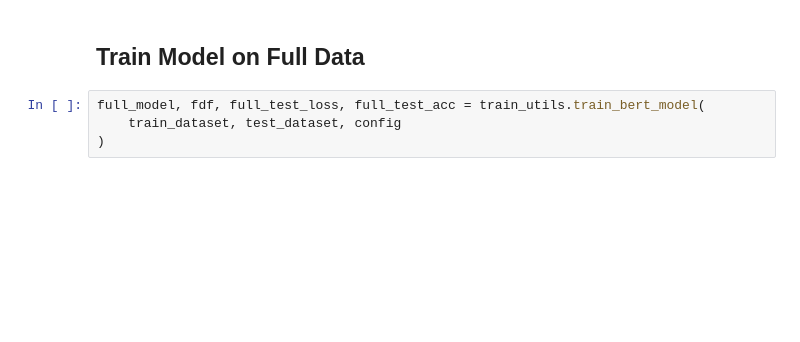
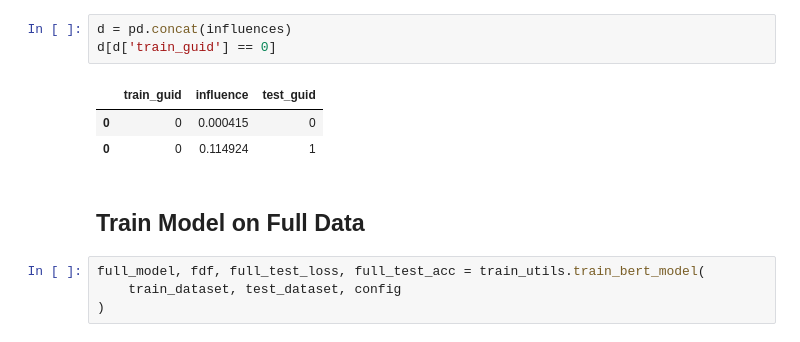
Before and after one commit to patcao/sentiment-influence-function, a Jupyter notebook: LOO-remove-top-n.ipynb, the cells around one changed output. Saved outputs shown, nothing was run; the diff lists cells and outputs as text; blank space fills up the shorter version.

```diff
--- a/LOO-remove-top-n.ipynb
+++ b/LOO-remove-top-n.ipynb
@@ -55,3 +133,10 @@ Some weights of the model checkpoint at distilbert-base-uncased were not used wh
+# %%
+d = pd.concat(influences)
+d[d['train_guid'] == 0]
+# %% [output]
+|  | train_guid | influence | test_guid |
+| 0 | 0 | 0.000415 | 0 |
+| 0 | 0 | 0.114924 | 1 |
 # %% [markdown]
 ## Train Model on Full Data
 # %%
```
Also changed, not shown: parts of 16 cells of this notebook, 7 other files.
